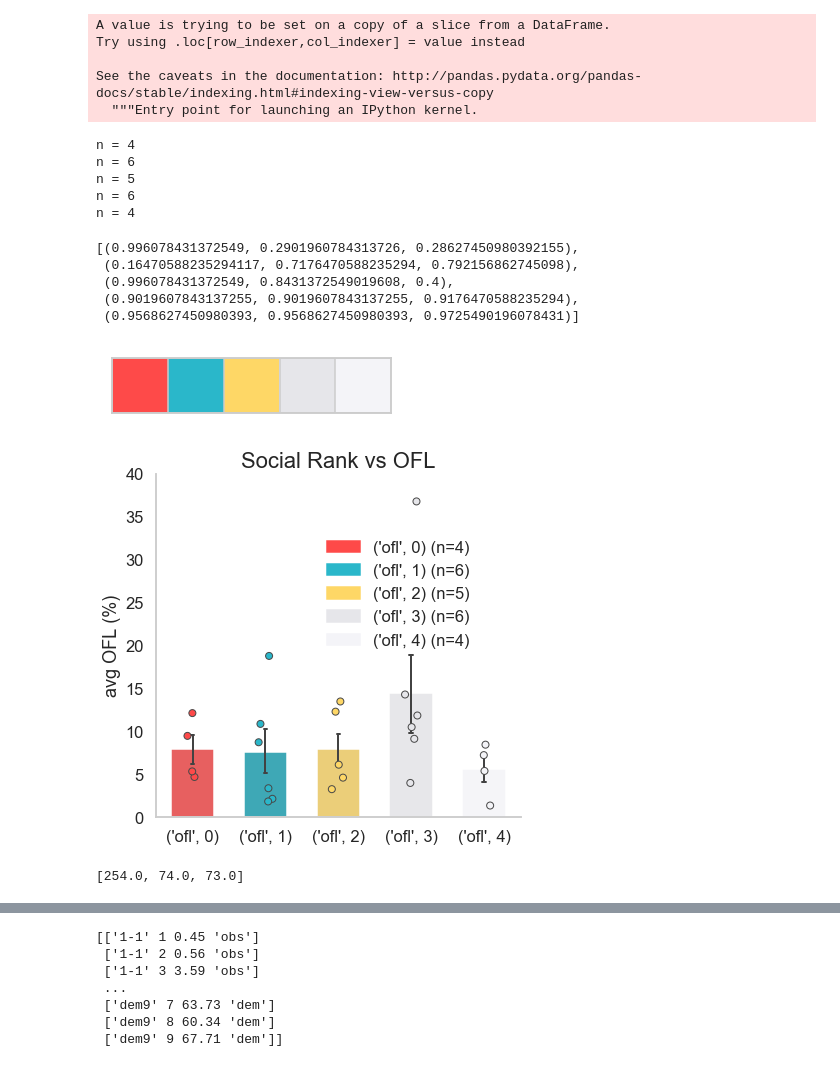
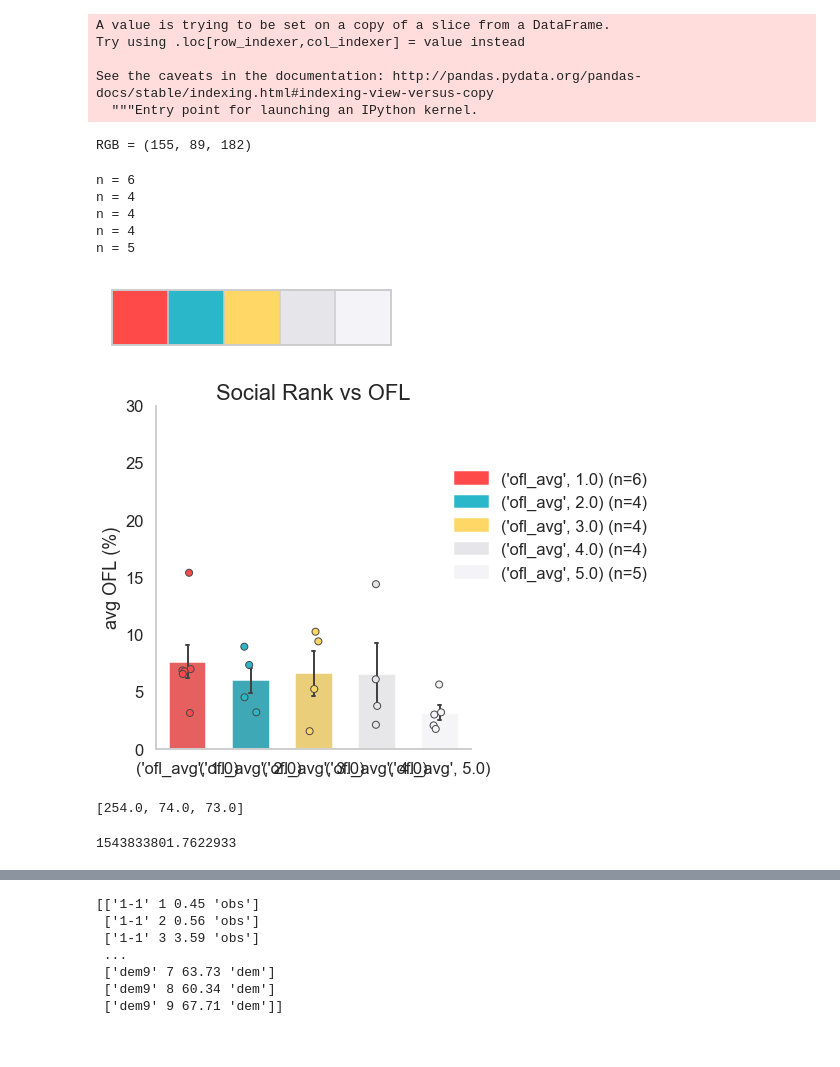
Before and after one commit to kafkapple/playground, a Jupyter notebook: regression_plot.ipynb, the cells around one changed output, grey strips where cells are left out. Saved outputs shown, nothing was run; the diff lists cells and outputs as text; code cells hidden in the pictures.

```diff
--- a/regression_plot.ipynb
+++ b/regression_plot.ipynb
@@ -92 +157,5 @@ df
+# %%
+temp=[]
+for i in df.index:
+    temp.append(i+2)
 # %%
@@ -249,10 +249,3 @@ df.head(20)
-# %%
-df = pd.read_excel('total_rank_ofl_test.xlsx')
-#df = df.drop(index = df.index[df['Rank']==0]) # high baselinen 제거
-# %%
-
-#### 특정 배치 제외. 처음 것 제외
-df = df[df['subject']>200]
 # %%
 #### linear rank only. sub dom.
 df = df[df['linear_rank']=='y'] # linear rank only
@@ -365,11 +349,27 @@ list_palette = [flatui,
+# %%
+## hex to RGB
+hex1="#9b59b6"
+h=hex1.lstrip('#')
+print('RGB =', tuple(int(h[i:i+2], 16) for i in (0, 2 ,4)))
+# %% [output]
+RGB = (155, 89, 182)
 # %%
+###### customize color palette
+flatui = ["#9b59b6", "#3498db", "#95a5a6", "#e74c3c", "#34495e", "#2ecc71"]
+beach_towel = ['#fe4a49', '#2ab7ca', '#fed766', '#e6e6ea', '#f4f4f8']
+pastel_rainbow = ['#a8e6cf','#dcedc1','#ffd3b6','#ffaaa5', '#ff8b94']
+
+list_palette = [flatui,
+             beach_towel,
+             pastel_rainbow]
+
 #title = 'OFL vs body weight'
 title = 'Social Rank vs OFL'
 #ylabel = 'Weight (g)'
 ylabel = 'avg OFL (%)'
 margin=50
 #ylim=[np.min(data.min()-margin),np.max(data.max()+margin*2)]
-ylim=[0,40]
+ylim=[0,30]
 
 import matplotlib.patches as mpatches
 from scipy import stats
@@ -396,7 +396,7 @@ params = {
 
 plt.rcParams.update(params)
 
-def color_setting(list_palette=list_palette, n_color=2):
+def color_setting(list_palette=list_palette, i_color=1, n_color=2):
     sns.set_style('whitegrid')
     sns.set_color_codes()
 
@@ -407,7 +407,7 @@ def color_setting(list_palette=list_palette, n_color=2):
 
     ####
     #sns.set_palette('hls',n_color) # Reds
-    sns.set_palette(list_palette[1], n_color)
+    sns.set_palette(list_palette[i_color], n_color)
     #sns.set_palette(ofl_beach,n_color)
     current_palette = sns.color_palette()
     sns.palplot(current_palette)
@@ -450,6 +450,7 @@ def plot_bar_scatter_multi(data, current_palette, labels):
     fig.tight_layout()
     fig.show()
     fig.savefig('{}_bar_scatter.png'.format(title), transparent = True, dpi=200)
+    return fig
 
 def change_width(ax, new_value):
     for patch in ax.patches :
@@ -474,33 +475,34 @@ def data_vec(data):  # convert Pandas dataframe into vectors
 # %%
 ### bar scatter : rank vs OFL
 import numpy as np
 #rank_ofl = df.pivot_table(index=df.index,columns=df.keys()[1],values=df.keys()[0])
 #rank_ofl = rank_ofl[rank_ofl.columns[1:]] # NaN 이 rank 0 이 되어 제거
 #plt.autoscale()
 # plot
 #data= subdom_ofl
+
+
+
+
 data = rank_ofl
 d_list, legend = data_vec(data)
 n_class = len(legend)
-current_palette = color_setting(list_palette, 5)
-plot_bar_scatter_multi(data, current_palette, legend)
-
-
-current_palette
+current_palette = color_setting(list_palette, i_color=1, n_color = 5)
+fig = plot_bar_scatter_multi(data, current_palette, legend)
 # %% [output]
-n = 4
-n = 6
-n = 5
 n = 6
 n = 4
+n = 4
+n = 4
+n = 5
-[(0.996078431372549, 0.2901960784313726, 0.28627450980392155),
- (0.16470588235294117, 0.7176470588235294, 0.792156862745098),
- (0.996078431372549, 0.8431372549019608, 0.4),
- (0.9019607843137255, 0.9019607843137255, 0.9176470588235294),
- (0.9568627450980393, 0.9568627450980393, 0.9725490196078431)]
 [figure]
-[figure, old version]
+[figure, new version]
 # %%
 [i*255 for i in current_palette[0]]
 # %% [output]
 [254.0, 74.0, 73.0]
+# %%
+import time
+time.time()
+# %% [output]
+1543833801.7622933
```
Also changed, not shown: parts of 39 cells of this notebook, 8 other files.
